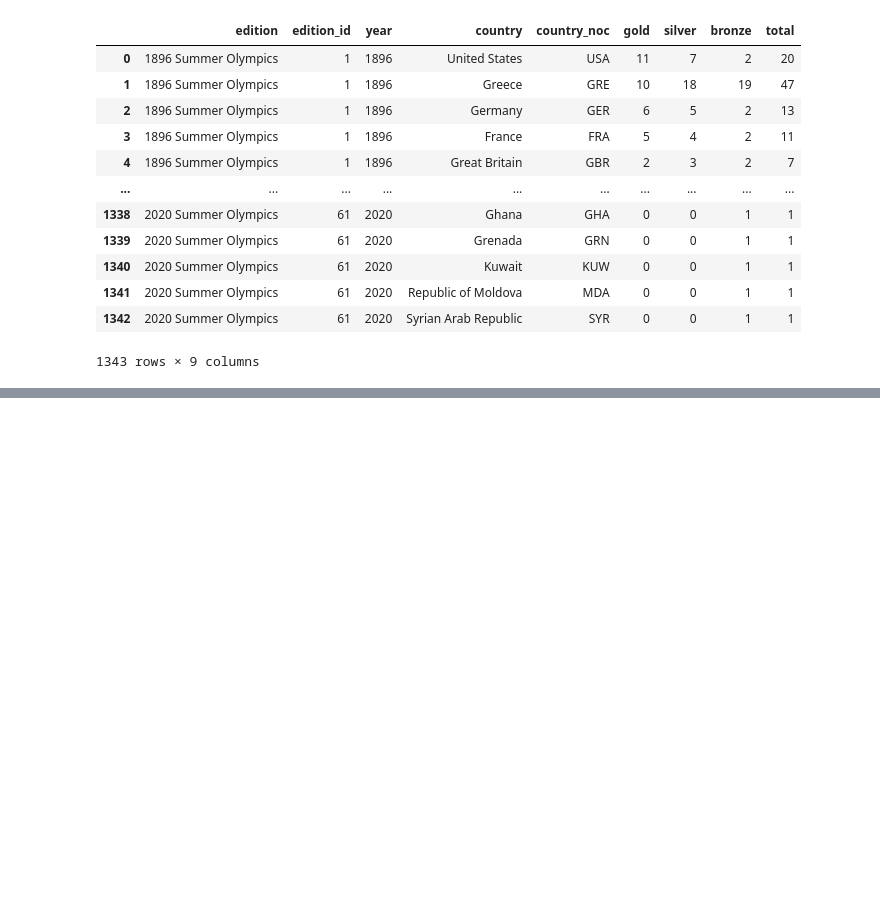
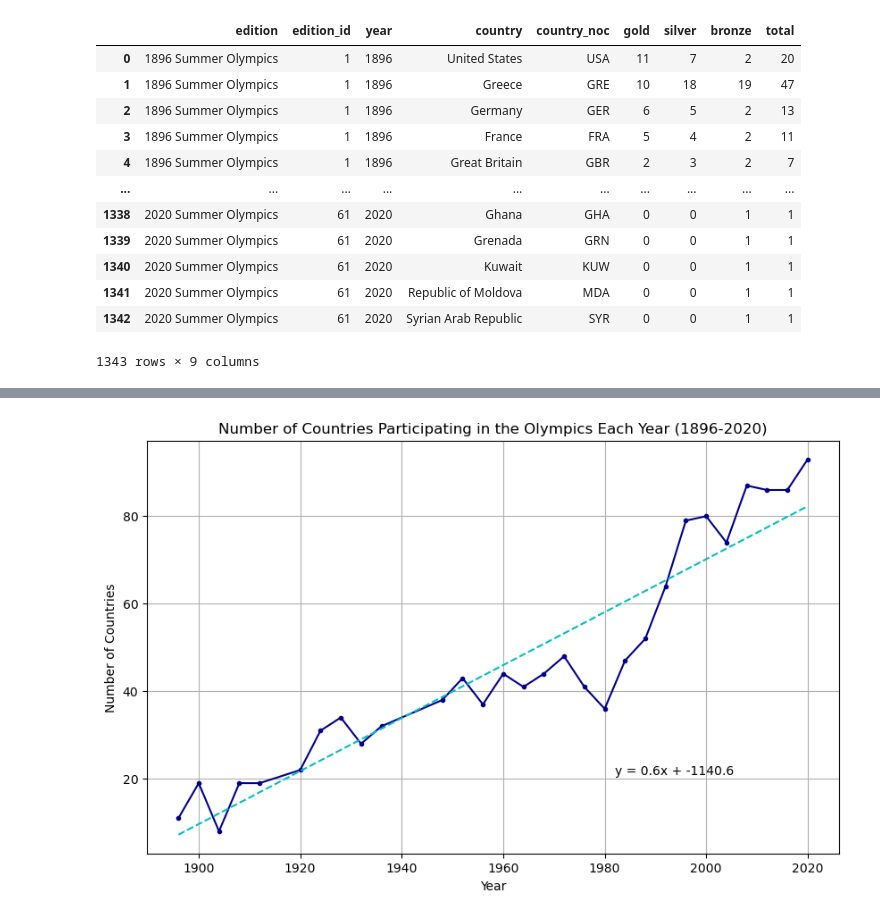
Before and after one commit to brandonhayes13/olympic_project, a Jupyter notebook: Country_Code.ipynb, the cells around one changed output, grey strips where cells are left out. Saved outputs shown, nothing was run; the diff lists cells and outputs as text; code cells hidden in the pictures; blank space fills up the shorter version.

Commit message:
Continue progres on country_code

```diff
--- a/Country_Code.ipynb
+++ b/Country_Code.ipynb
@@ -64,0 +78,22 @@ summer_only_df
+# %%
+country_count_per_year = summer_only_df.groupby('year')['country'].nunique().reset_index()
+
+x_values = country_count_per_year['year']
+y_values = country_count_per_year['country']
+
+(slope, intercept, rvalue, pvalue, stderr) = linregress(x_values, y_values)
+regress_values = x_values * slope + intercept
+line_eq = "y = " + str(round(slope,1)) + "x + " + str(round(intercept,1))
+
+plt.figure(figsize=(10, 6))
+plt.plot(x_values, y_values, marker='.', color='darkblue', linestyle='-')
+plt.plot(x_values,regress_values,"c--")
+plt.annotate(line_eq,(1982,21),fontsize=10,color="black")
+
+plt.title('Number of Countries Participating in the Olympics Each Year (1896-2020)')
+plt.xlabel('Year')
+plt.ylabel('Number of Countries')
+plt.grid(True)
+plt.show()
+# %% [output]
+[figure, added]
```
Also changed, not shown: parts of 2 cells of this notebook.
